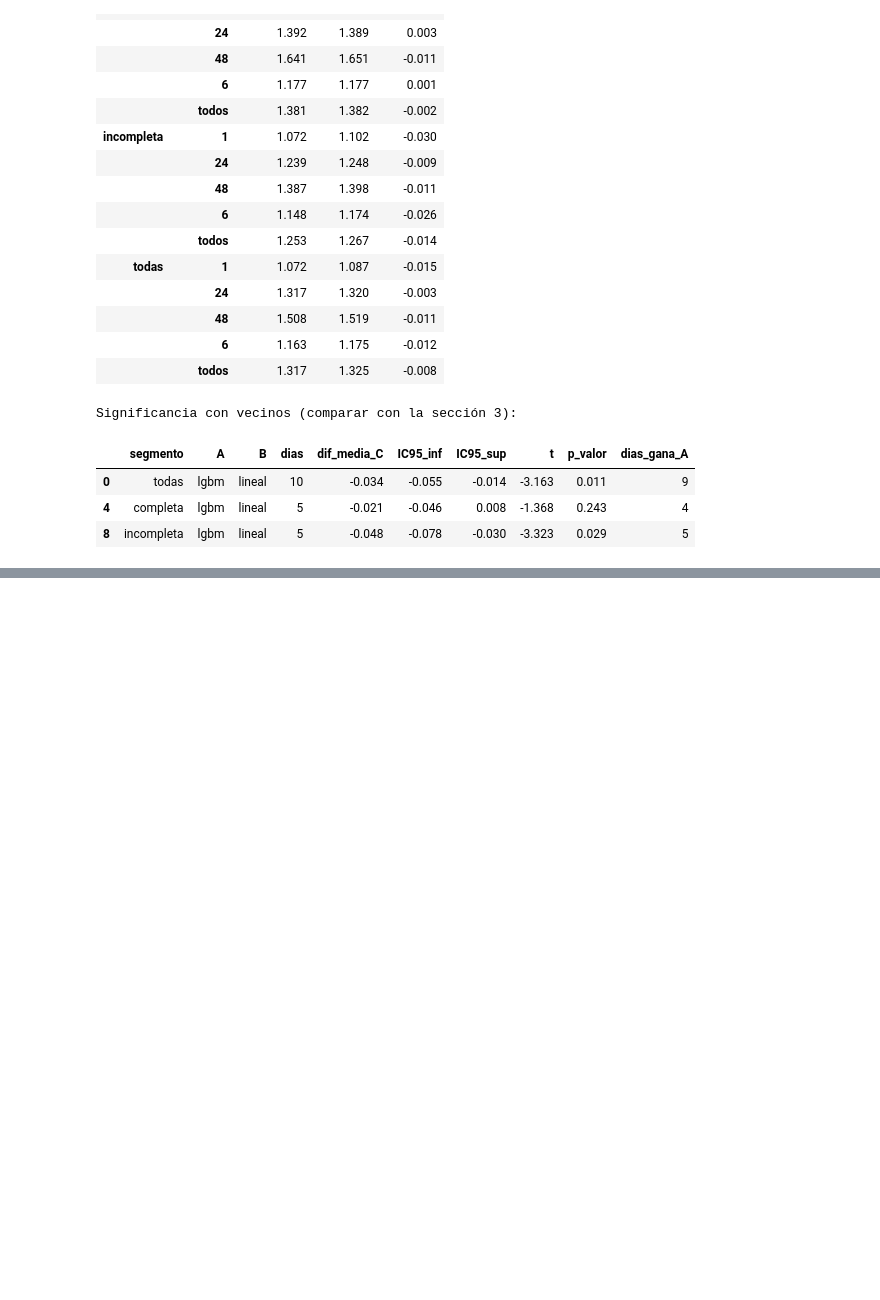
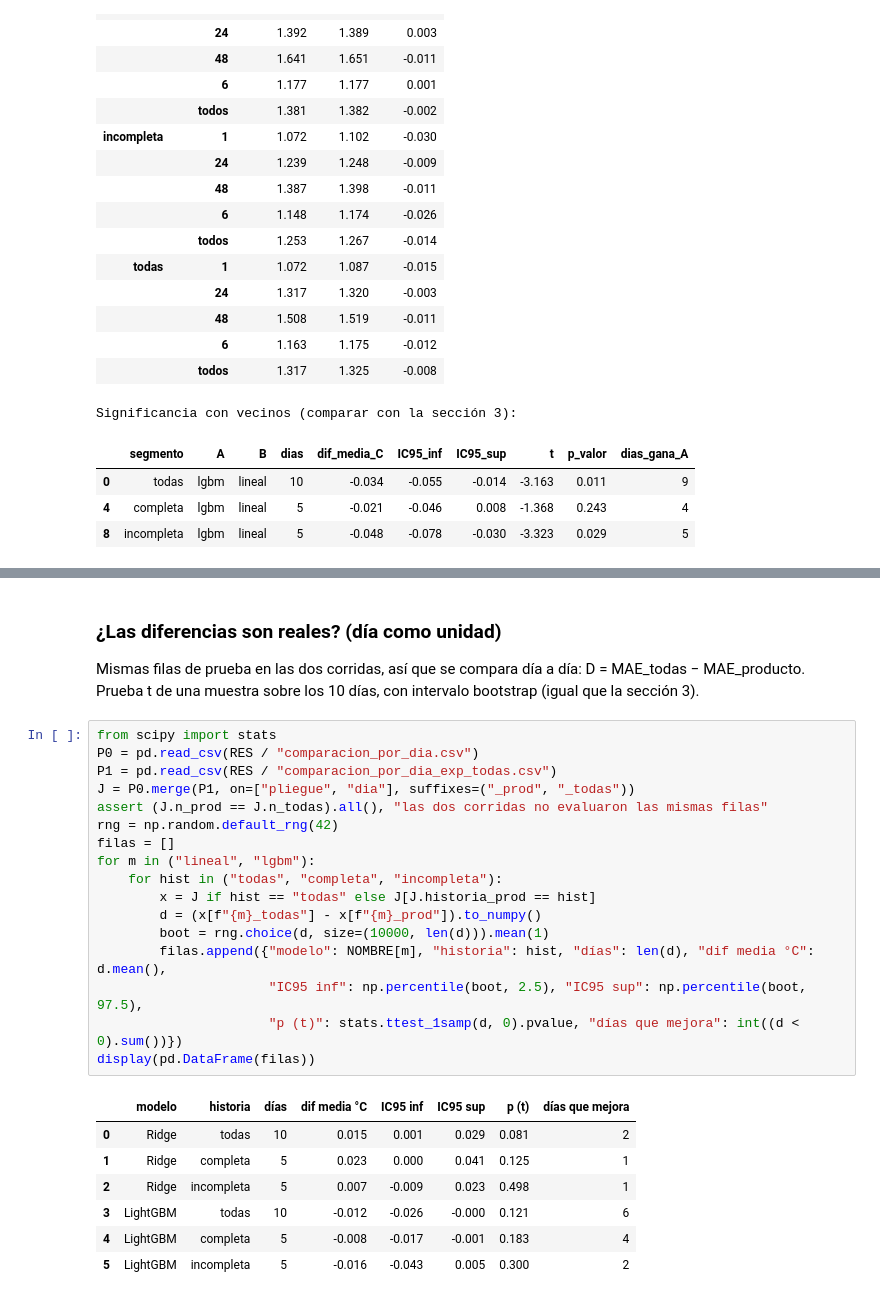
Before and after one commit to matiasbacalhau/TallerDeDatos, a Jupyter notebook: TP3/notebooks/comparacion_modelos.ipynb, the cells around one changed output, grey strips where cells are left out. Drawn from its saved outputs; the diff is of its cells as text; blank space fills up the shorter version.

```diff
--- a/TP3/notebooks/comparacion_modelos.ipynb
+++ b/TP3/notebooks/comparacion_modelos.ipynb
@@ -529,0 +577,30 @@ Significancia con vecinos (comparar con la sección 3):
+# %% [markdown]
+### ¿Las diferencias son reales? (día como unidad)
+
+Mismas filas de prueba en las dos corridas, así que se compara día a día: D = MAE_todas − MAE_producto.
+Prueba t de una muestra sobre los 10 días, con intervalo bootstrap (igual que la sección 3).
+# %%
+from scipy import stats
+P0 = pd.read_csv(RES / "comparacion_por_dia.csv")
+P1 = pd.read_csv(RES / "comparacion_por_dia_exp_todas.csv")
+J = P0.merge(P1, on=["pliegue", "dia"], suffixes=("_prod", "_todas"))
+assert (J.n_prod == J.n_todas).all(), "las dos corridas no evaluaron las mismas filas"
+rng = np.random.default_rng(42)
+filas = []
+for m in ("lineal", "lgbm"):
+    for hist in ("todas", "completa", "incompleta"):
+        x = J if hist == "todas" else J[J.historia_prod == hist]
+        d = (x[f"{m}_todas"] - x[f"{m}_prod"]).to_numpy()
+        boot = rng.choice(d, size=(10000, len(d))).mean(1)
+        filas.append({"modelo": NOMBRE[m], "historia": hist, "días": len(d), "dif media °C": d.mean(),
+                      "IC95 inf": np.percentile(boot, 2.5), "IC95 sup": np.percentile(boot, 97.5),
+                      "p (t)": stats.ttest_1samp(d, 0).pvalue, "días que mejora": int((d < 0).sum())})
+display(pd.DataFrame(filas))
+# %% [output]
+|  | modelo | historia | días | dif media °C | IC95 inf | IC95 sup | p (t) | días que mejora |
+| 0 | Ridge | todas | 10 | 0.015 | 0.001 | 0.029 | 0.081 | 2 |
+| 1 | Ridge | completa | 5 | 0.023 | 0.000 | 0.041 | 0.125 | 1 |
+| 2 | Ridge | incompleta | 5 | 0.007 | -0.009 | 0.023 | 0.498 | 1 |
+| 3 | LightGBM | todas | 10 | -0.012 | -0.026 | -0.000 | 0.121 | 6 |
+| 4 | LightGBM | completa | 5 | -0.008 | -0.017 | -0.001 | 0.183 | 4 |
+| 5 | LightGBM | incompleta | 5 | -0.016 | -0.043 | 0.005 | 0.300 | 2 |
```
Also changed, not shown: parts of 9 cells of this notebook, 2 other files.
